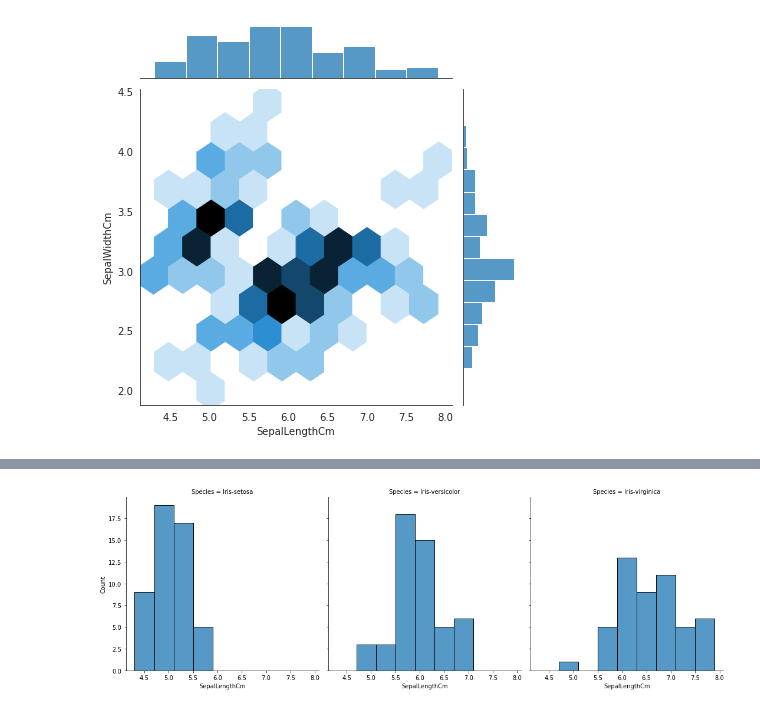
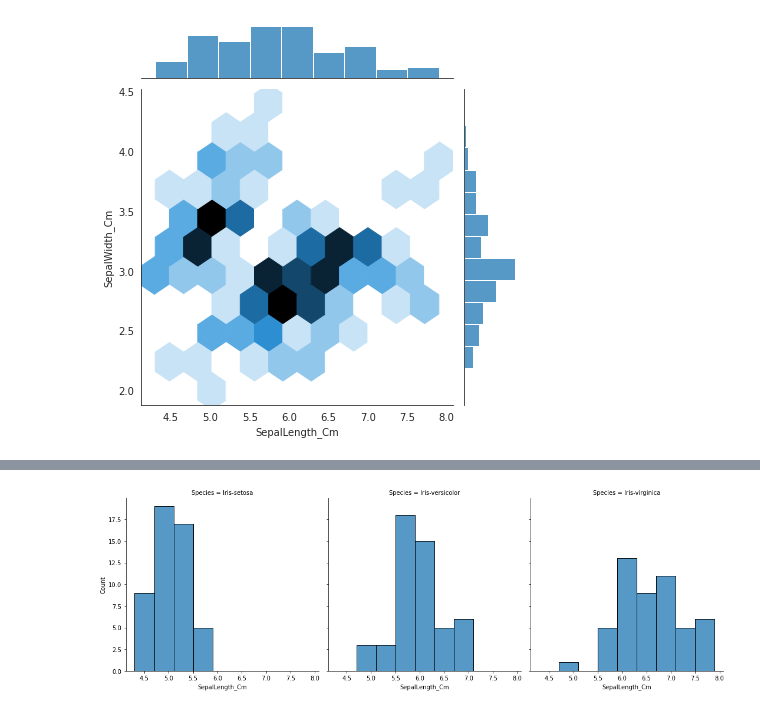
Before and after one commit to splitcomma/pands-project, a Jupyter notebook: analysis.ipynb, the cells around one changed output, grey strips where cells are left out. Cells and saved outputs as stored; diff of their text form; code cells hidden in the pictures.

```diff
--- a/analysis.ipynb
+++ b/analysis.ipynb
@@ -142,8 +142,8 @@ plt.show()
 # %%
 with sns.axes_style('white'):
-    sns.jointplot("SepalLengthCm", "SepalWidthCm", data=irisData, kind='hex')
+    sns.jointplot("SepalLength_Cm", "SepalWidth_Cm", data=irisData, kind='hex')
 # Saving the output result in PNG and store in the images folder
 plt.savefig("images\joint_plot.png")
 # %% [output]
-[figure, old version]
+[figure, new version]
 # %%
```
Also changed, not shown: parts of 6 cells of this notebook, 12 other files.
